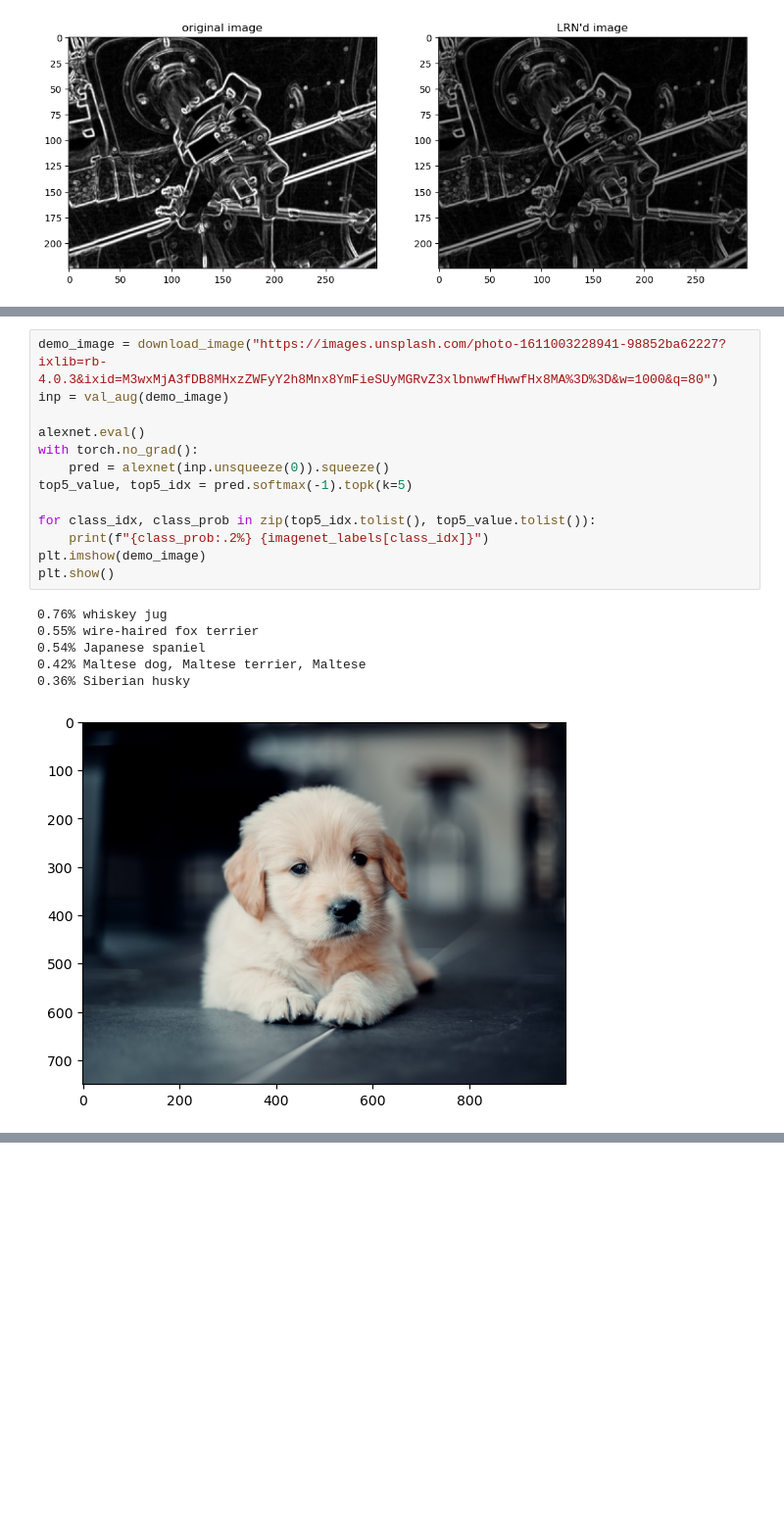
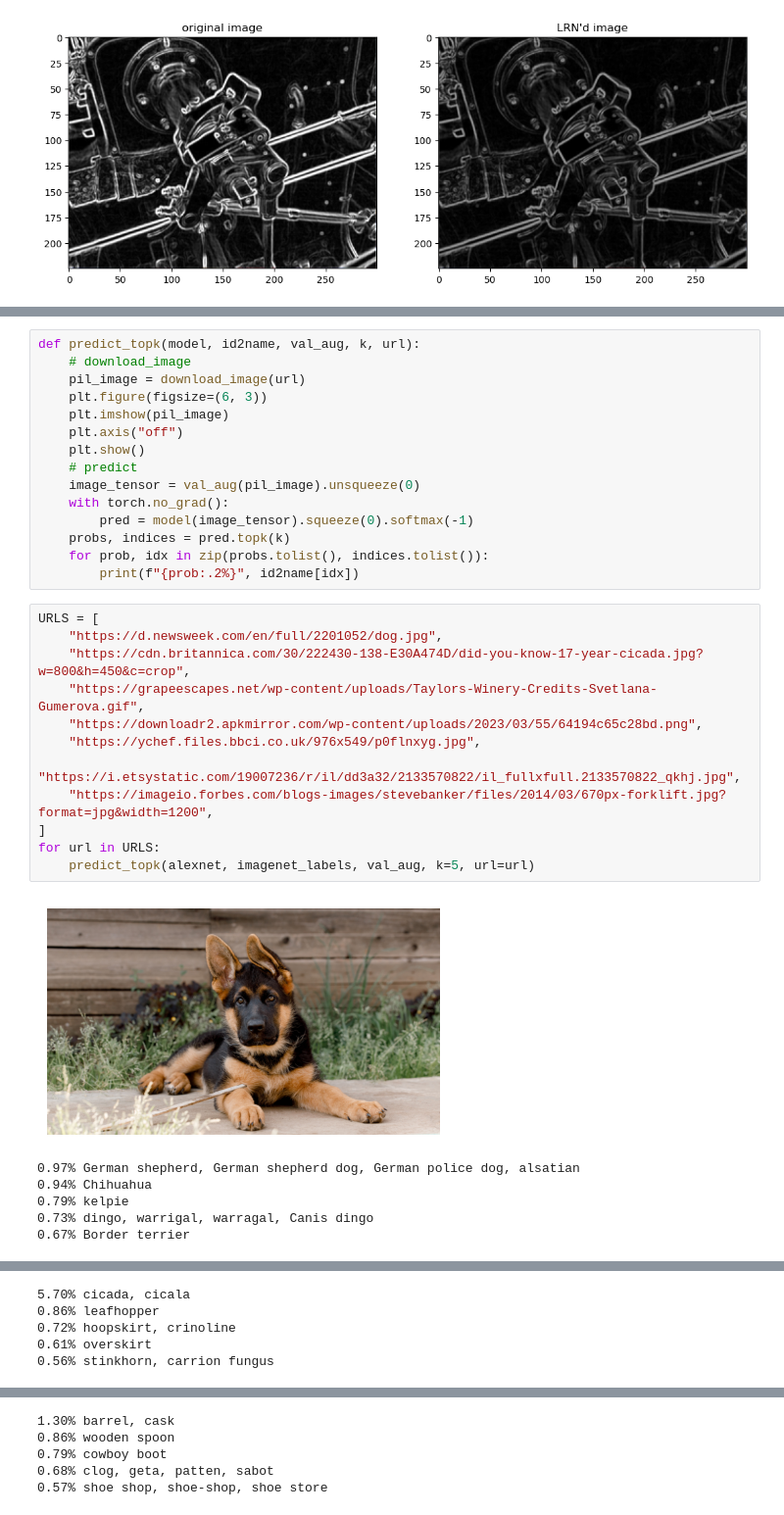
Before and after one commit to evanarlian/ml, a Jupyter notebook: src/alexnet/test.ipynb, the cells around one changed output, grey strips where cells are left out. Shown at 98% size. Cells and saved outputs as stored; diff of their text form; blank space fills up the shorter version.

Commit message:
finish alexnet

```diff
--- a/src/alexnet/test.ipynb
+++ b/src/alexnet/test.ipynb
@@ -84,20 +73,34 @@ after fc3 torch.Size([5, 1000])
-# %%
-demo_image = download_image("https://images.unsplash.com/photo-1611003228941-98852ba62227?ixlib=rb-4.0.3&ixid=M3wxMjA3fDB8MHxzZWFyY2h8Mnx8YmFieSUyMGRvZ3xlbnwwfHwwfHx8MA%3D%3D&w=1000&q=80")
-inp = val_aug(demo_image)
-
-alexnet.eval()
-with torch.no_grad():
-    pred = alexnet(inp.unsqueeze(0)).squeeze()
-top5_value, top5_idx = pred.softmax(-1).topk(k=5)
-
-for class_idx, class_prob in zip(top5_idx.tolist(), top5_value.tolist()):
-    print(f"{class_prob:.2%} {imagenet_labels[class_idx]}")
-plt.imshow(demo_image)
-plt.show()
-# %% [output]
-0.76% whiskey jug
-0.55% wire-haired fox terrier
-0.54% Japanese spaniel
-0.42% Maltese dog, Maltese terrier, Maltese
-0.36% Siberian husky
-[figure, removed]
+# %%
+def predict_topk(model, id2name, val_aug, k, url):
+    # download_image
+    pil_image = download_image(url)
+    plt.figure(figsize=(6, 3))
+    plt.imshow(pil_image)
+    plt.axis("off")
+    plt.show()
+    # predict
+    image_tensor = val_aug(pil_image).unsqueeze(0)
+    with torch.no_grad():
+        pred = model(image_tensor).squeeze(0).softmax(-1)
+    probs, indices = pred.topk(k)
+    for prob, idx in zip(probs.tolist(), indices.tolist()):
+        print(f"{prob:.2%}", id2name[idx])
+# %%
+URLS = [
+    "https://d.newsweek.com/en/full/2201052/dog.jpg",
+    "https://cdn.britannica.com/30/222430-138-E30A474D/did-you-know-17-year-cicada.jpg?w=800&h=450&c=crop",
+    "https://grapeescapes.net/wp-content/uploads/Taylors-Winery-Credits-Svetlana-Gumerova.gif",
+    "https://downloadr2.apkmirror.com/wp-content/uploads/2023/03/55/64194c65c28bd.png",
+    "https://ychef.files.bbci.co.uk/976x549/p0flnxyg.jpg",
+    "https://i.etsystatic.com/19007236/r/il/dd3a32/2133570822/il_fullxfull.2133570822_qkhj.jpg",
+    "https://imageio.forbes.com/blogs-images/stevebanker/files/2014/03/670px-forklift.jpg?format=jpg&width=1200",
+]
+for url in URLS:
+    predict_topk(alexnet, imagenet_labels, val_aug, k=5, url=url)
+# %% [output]
+[figure, added]
+0.97% German shepherd, German shepherd dog, German police dog, alsatian
+0.94% Chihuahua
+0.79% kelpie
+0.73% dingo, warrigal, warragal, Canis dingo
+0.67% Border terrier
@@ -103,0 +108,5 @@ plt.show()
+5.70% cicada, cicala
+0.86% leafhopper
+0.72% hoopskirt, crinoline
+0.61% overskirt
+0.56% stinkhorn, carrion fungus
@@ -103,0 +114,5 @@ plt.show()
+1.30% barrel, cask
+0.86% wooden spoon
+0.79% cowboy boot
+0.68% clog, geta, patten, sabot
+0.57% shoe shop, shoe-shop, shoe store
```
Also changed, not shown: parts of 6 cells of this notebook, 3 other files.
